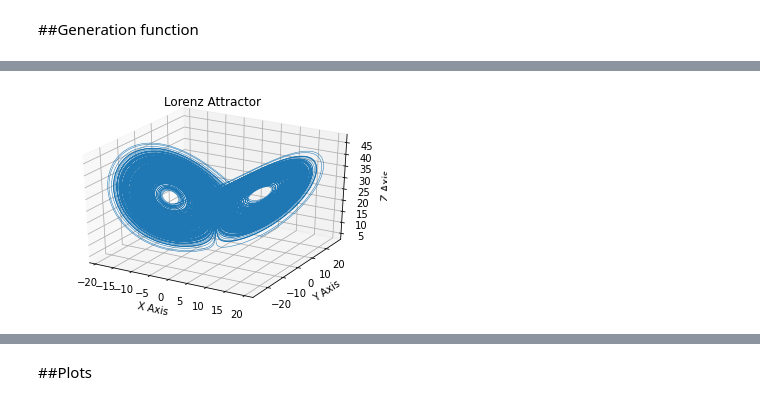
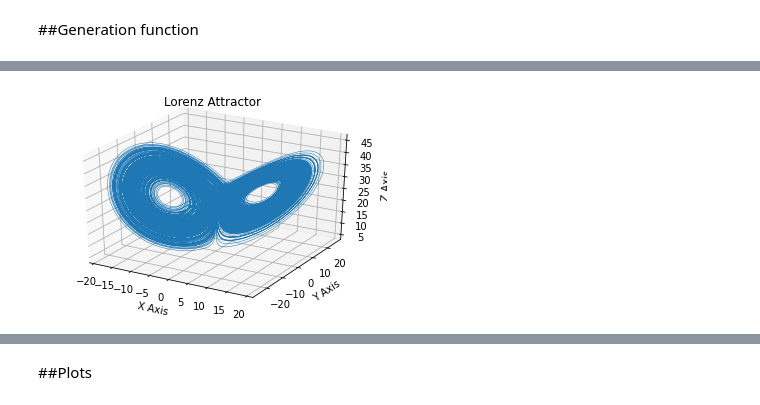
Before and after one commit to akarsh1207/Time-Series-Forecasting-and-Filtering, a Jupyter notebook: Lorenz_+_Rosslers_Attractors_+_Noise.ipynb, the cells around one changed output, grey strips where cells are left out. Drawn from its saved outputs; the diff is of its cells as text; code cells hidden in the pictures.

```diff
--- a/Lorenz_+_Rosslers_Attractors_+_Noise.ipynb
+++ b/Lorenz_+_Rosslers_Attractors_+_Noise.ipynb
@@ -300,0 +179,3 @@ print(C[3].shape)
+# %%
+A = _gen_data(observables=[0,1,2])
+print(A)
@@ -300,0 +198,5 @@ print(C[3].shape)
+# %%
+a = A[3]
+x = a[:,0]
+y = a[:,1]
+z = a[:,2]
@@ -301,12 +211,12 @@ print(C[3].shape)
 # %%
 Visualisation = plt.figure().add_subplot(projection='3d')
 
-Visualisation.plot(x3,y3,z3, lw=0.5)
+Visualisation.plot(x,y,z, lw=0.5)
 Visualisation.set_xlabel("X Axis")
 Visualisation.set_ylabel("Y Axis")
 Visualisation.set_zlabel("Z Axis")
 Visualisation.set_title("Lorenz Attractor")
 
 plt.show()
 # %% [output]
-[figure, old version]
+[figure, new version]
```
Also changed, not shown: parts of 79 cells of this notebook.
